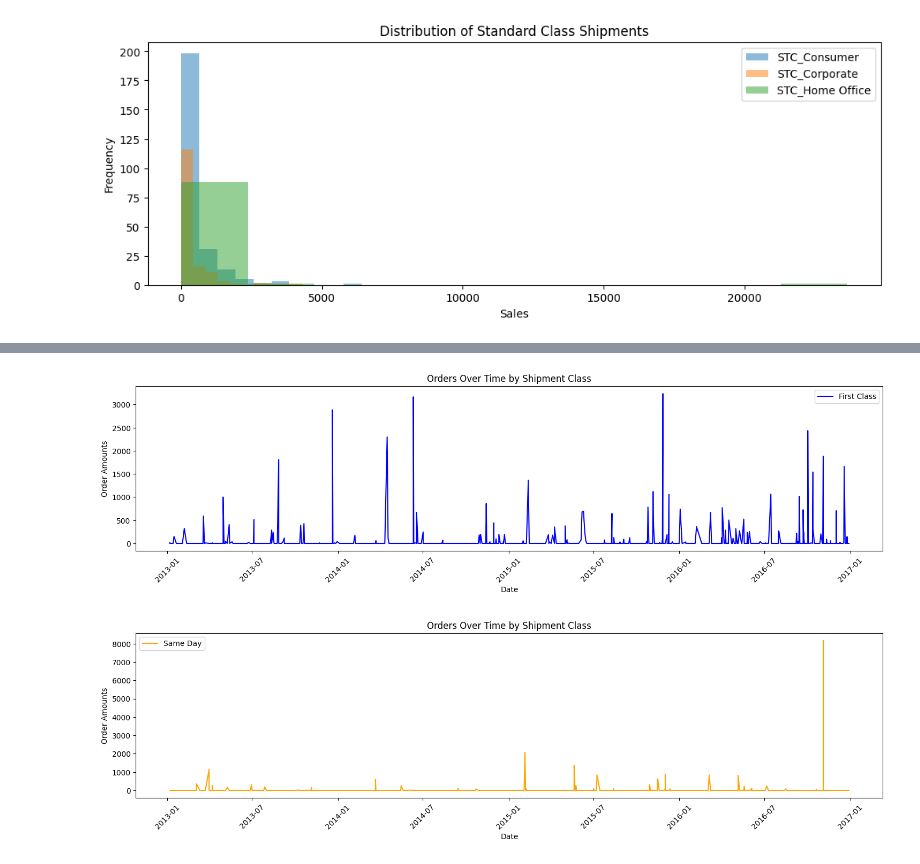
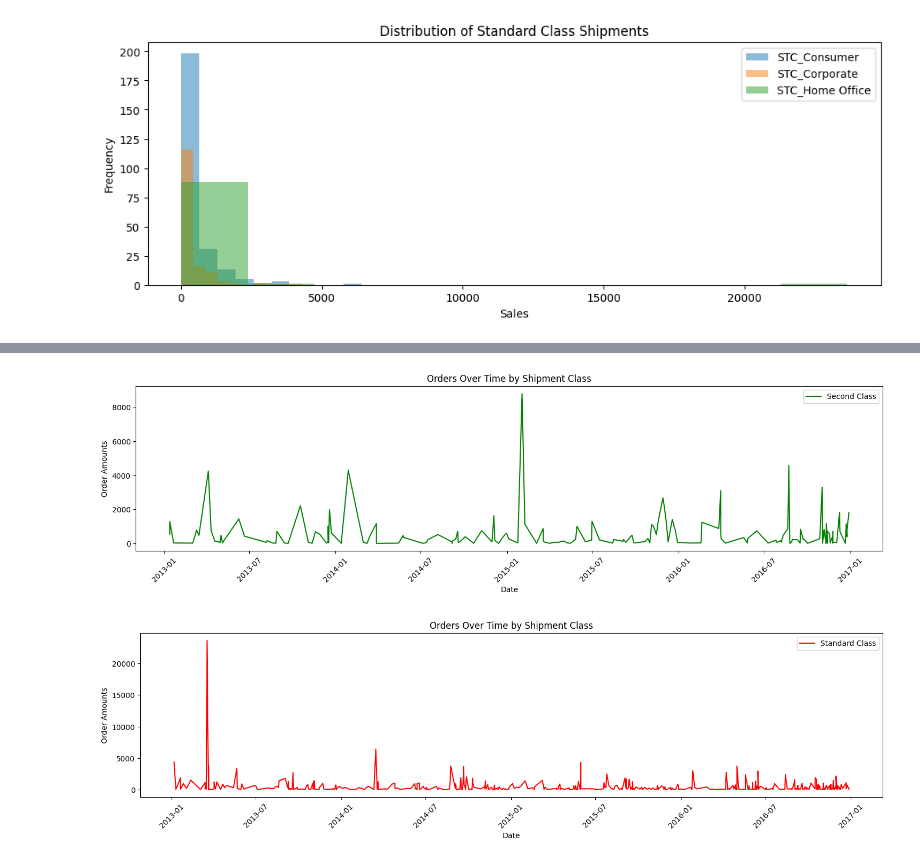
Before and after one commit to BaSalami01/Task---Quaterly-Sales, a Jupyter notebook: quaterly_sales.ipynb, the cells around one changed output, grey strips where cells are left out. Cells and saved outputs as stored; diff of their text form; code cells hidden in the pictures.

```diff
--- a/quaterly_sales.ipynb
+++ b/quaterly_sales.ipynb
@@ -361,32 +394,43 @@ plt.show()
 # %%
-first_class_orders = sales.iloc[:, 0:3].sum(axis=1)
-same_day_orders    = sales.iloc[:, 3:6].sum(axis=1)
+#dataframe for second class
 second_class_orders = sales.iloc[:, 6:9].sum(axis=1)
-standard_class_orders = sales.iloc[:, 9:12].sum(axis=1)
+second_class_orders.name = 'Second Class Orders'
+second_class_df = second_class_orders.to_frame()
+
+#remove rows without any order/shipment
+second_class_df = second_class_df.loc[(second_class_df!=0).any(axis=1)]
 
 plt.figure(figsize=(18, 4))
-plt.plot(sales.index, first_class_orders, color = 'blue', label='First Class')
+plt.plot(second_class_df.index, second_class_df, color = 'green', label='Second Class')
+
 
 plt.xlabel('Date')
 plt.ylabel('Order Amounts')
 plt.title('Orders Over Time by Shipment Class')
 plt.xticks(rotation=45)
 plt.legend()
-plt.savefig('Linechart_Firstclass.png')
+plt.savefig('Linechart_Secondclass.png')
 plt.show()
 # %% [output]
-[figure, old version]
+[figure, new version]
 # %%
+#dataframe for standard class
+standard_class_orders = sales.iloc[:, 9:12].sum(axis=1)
+standard_class_orders.name = 'Standard Class Orders'
+standard_class_df = standard_class_orders.to_frame()
+
+#remove rows without any order/shipment
+standard_class_df = standard_class_df.loc[(standard_class_df!=0).any(axis=1)]
+
 plt.figure(figsize=(18, 4))
-plt.plot(sales.index, same_day_orders, color = 'orange', label='Same Day')
-
+plt.plot(standard_class_df.index, standard_class_df, color = 'red', label='Standard Class')
 
 plt.xlabel('Date')
 plt.ylabel('Order Amounts')
 plt.title('Orders Over Time by Shipment Class')
 plt.xticks(rotation=45)
 plt.legend()
-plt.savefig('Linechart_Sameday.png')
+plt.savefig('Linechart_Standardclass.png')
 plt.show()
 # %% [output]
-[figure, old version]
+[figure, new version]
```
Also changed, not shown: parts of 32 cells of this notebook, 8 other files.
